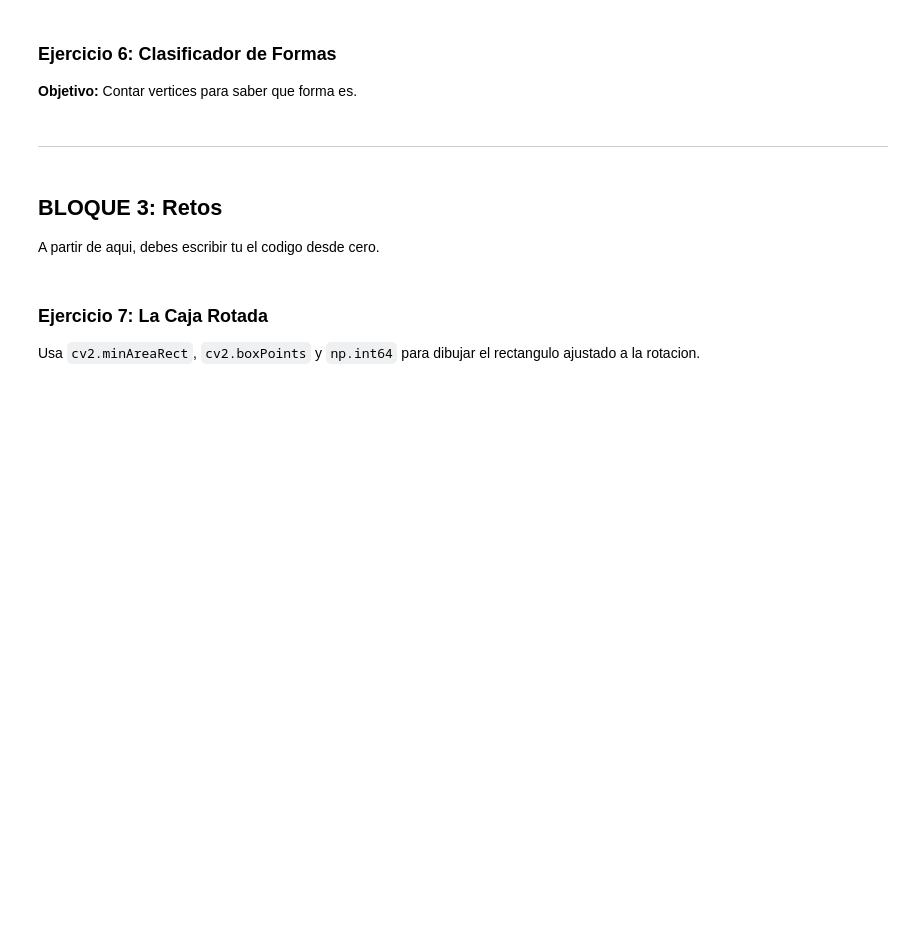
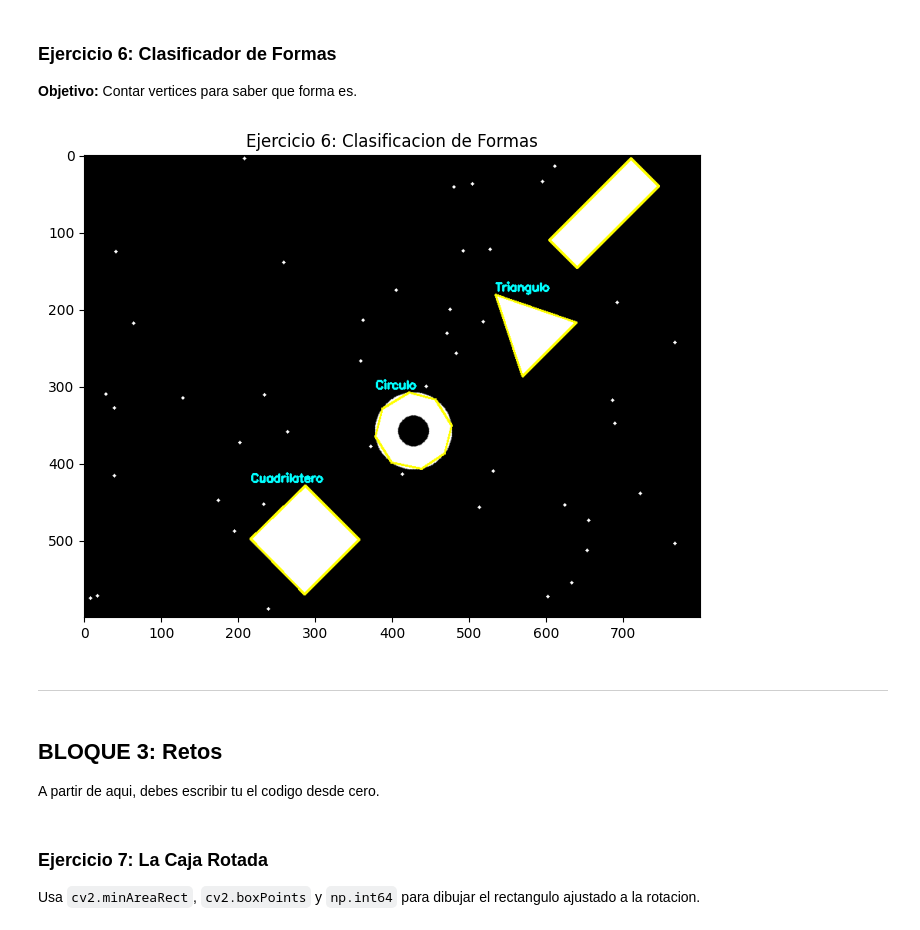
Before and after one commit to JavierPeraltaAzagra/Big-Data-e-IA, a Jupyter notebook: Programacion de IA/Tratamiento de imagen/Ejercicio 7/Practica_7_Contornos.ipynb, the cells around one changed output. Cells and saved outputs as stored; diff of their text form; code cells hidden in the pictures; blank space fills up the shorter version.

```diff
--- a/Programacion de IA/Tratamiento de imagen/Ejercicio 7/Practica_7_Contornos.ipynb
+++ b/Programacion de IA/Tratamiento de imagen/Ejercicio 7/Practica_7_Contornos.ipynb
@@ -174,29 +186,39 @@ plt.show()
 # %%
 output = image.copy()
 
 for cnt in filtered_contours:
     perimeter = cv2.arcLength(cnt, True)
 
     # 1. Calcula epsilon (Factor de precision). Suele ser entre 0.02 y 0.04 veces el perimetro.
-    epsilon = ___ * perimeter
+    epsilon = 0.03 * perimeter
 
     approx = cv2.approxPolyDP(cnt, epsilon, True)
     vertices = len(approx)
 
     x, y, w, h = cv2.boundingRect(cnt)
 
     # Clasifica segun el numero de vertices:
     # 3 -> Triangulo
     # 4 -> Cuadrilatero
     # >6 -> Circulo
+    if vertices == 3:
+        shape_name = "Triangulo"
+    elif vertices == 4:
+        shape_name = "Cuadrilatero"
+    elif vertices > 6:
+        shape_name = "Circulo"
+    else:
+        shape_name = "Otro"
 
     cv2.putText(output, shape_name, (x, y-5), cv2.FONT_HERSHEY_SIMPLEX, 0.5, (255, 255, 0), 2)
     cv2.drawContours(output, [approx], -1, (0, 255, 255), 2)
 
 plt.figure(figsize=(10,6))
 plt.imshow(cv2.cvtColor(output, cv2.COLOR_BGR2RGB))
 plt.title("Ejercicio 6: Clasificacion de Formas")
 plt.show()
+# %% [output]
+[figure, added]
 # %% [markdown]
 ---
 # %% [markdown]
```
Also changed, not shown: parts of 13 cells of this notebook, 1 other file.
